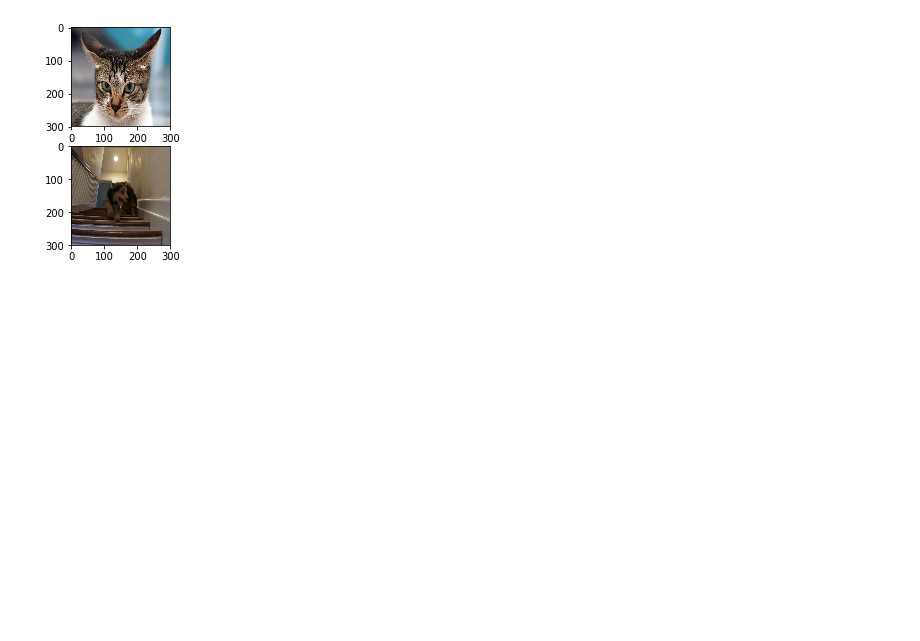
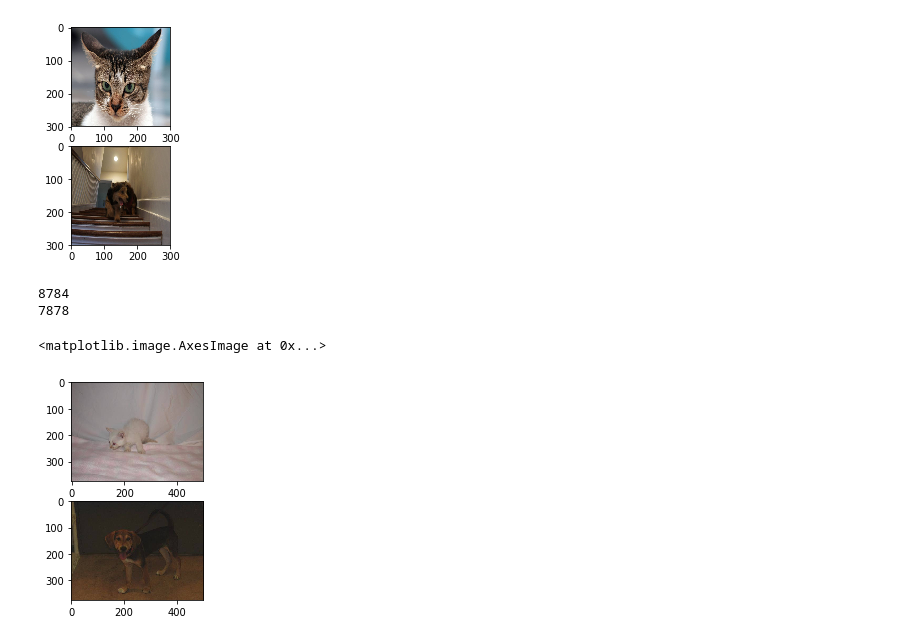
Before and after one commit to ViolinLee/Project_Dogs_vs_Cats, a Jupyter notebook: Data_set_exploration.ipynb, the cells around one changed output. Cells and saved outputs as stored; diff of their text form; code cells hidden in the pictures; blank space fills up the shorter version.

```diff
--- a/Data_set_exploration.ipynb
+++ b/Data_set_exploration.ipynb
@@ -74,3 +74,42 @@ plt.imshow(dog_img)
 # %% [output]
 <matplotlib.image.AxesImage at 0x...>
 [figure]
+# %%
+cats_images_std = np.zeros(shape=(12500, ))
+dogs_images_std = np.zeros(shape=(12500, ))
+
+for i in range(len(cats_images_size)):
+    cat_image_dir = os.path.join(train_dir, 'cat.{}.jpg'.format(i))
+    dog_image_dir = os.path.join(train_dir, 'dog.{}.jpg'.format(i))
+
+    cat_img_std = np.std(cv2.imread(cat_image_dir,cv2.IMREAD_GRAYSCALE))
+    dog_img_std = np.std(cv2.imread(dog_image_dir,cv2.IMREAD_GRAYSCALE))
+
+    cats_images_std[i] = cat_img_std
+    dogs_images_std[i] = dog_img_std
+# %%
+cat_max_std_id = np.argmin(cats_images_std)
+dog_max_std_id = np.argmin(dogs_images_std)
+
+print(cat_max_std_id)
+print(dog_max_std_id)
+# %% [output]
+8784
+7878
+# %%
+cat_dir = os.path.join(train_dir, 'cat.{}.jpg'.format(cat_max_std_id))
+dog_dir = os.path.join(train_dir, 'dog.{}.jpg'.format(dog_max_std_id))
+
+cat_img = cv2.imread(cat_dir)
+cat_img = cv2.cvtColor(cat_img, cv2.COLOR_BGR2RGB)
+dog_img = cv2.imread(dog_dir)
+dog_img = cv2.cvtColor(dog_img, cv2.COLOR_BGR2RGB)
+
+plt.subplot(2,1,1)
+plt.imshow(cat_img)
+
+plt.subplot(2,1,2)
+plt.imshow(dog_img)
+# %% [output]
+<matplotlib.image.AxesImage at 0x...>
+[figure, added]
```
